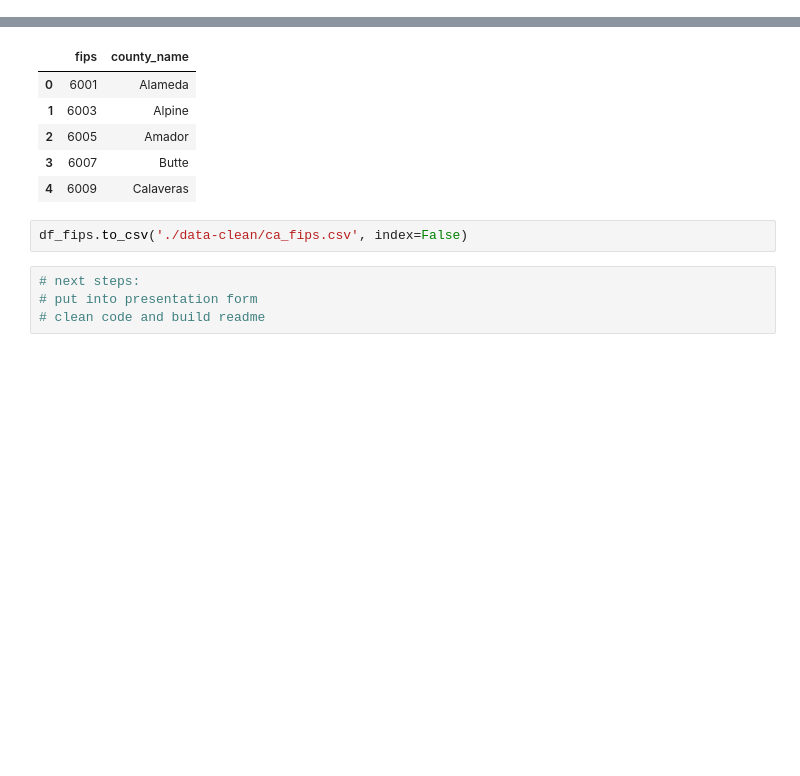
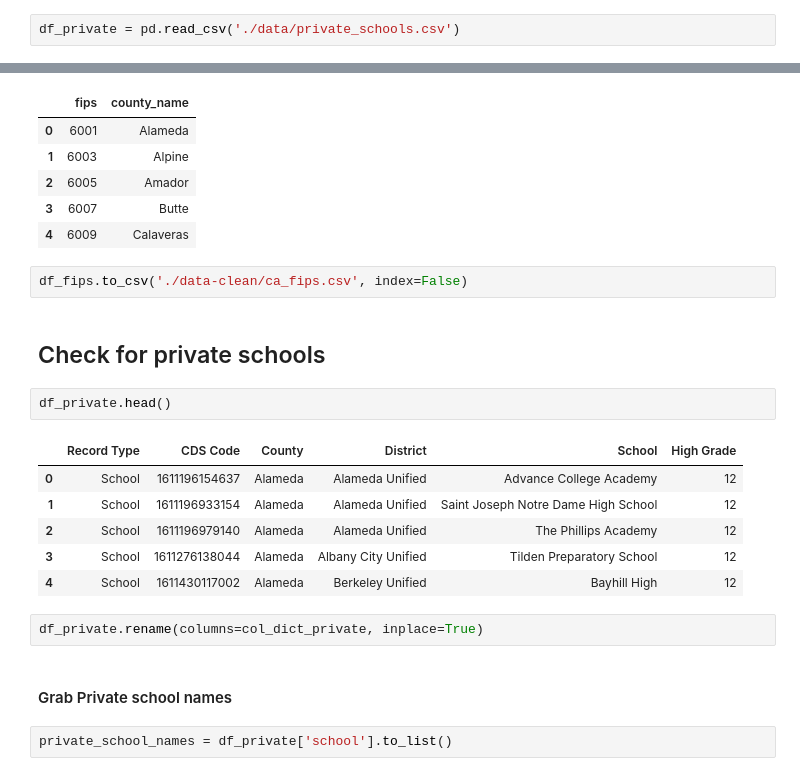
Before and after one commit to woodstockwins/1213-iris, a Jupyter notebook: projects/project-1-master/0_school_parse.ipynb, the cells around one changed output, grey strips where cells are left out. Cells and saved outputs as stored; diff of their text form; blank space fills up the shorter version.

```diff
--- a/projects/project-1-master/school_parse.ipynb
+++ b/projects/project-1-master/0_school_parse.ipynb
@@ -131,0 +86,2 @@ df_fips.head()
+# %%
+df_private = pd.read_csv('./data/private_schools.csv')
@@ -1580,7 +998,22 @@ df_fips.head()
 | 4 | 6009 | Calaveras |
 # %%
 df_fips.to_csv('./data-clean/ca_fips.csv', index=False)
-# %%
-# next steps:
-# put into presentation form
-# clean code and build readme
+# %% [markdown]
+#
+## Check for private schools
+# %%
+df_private.head()
+# %% [output]
+|  | Record Type | CDS Code | County | District | School | High Grade |
+| 0 | School | 1611196154637 | Alameda | Alameda Unified | Advance College Academy | 12 |
+| 1 | School | 1611196933154 | Alameda | Alameda Unified | Saint Joseph Notre Dame High School | 12 |
+| 2 | School | 1611196979140 | Alameda | Alameda Unified | The Phillips Academy | 12 |
+| 3 | School | 1611276138044 | Alameda | Albany City Unified | Tilden Preparatory School | 12 |
+| 4 | School | 1611430117002 | Alameda | Berkeley Unified | Bayhill High | 12 |
+# %%
+df_private.rename(columns=col_dict_private, inplace=True)
+# %% [markdown]
+#
+#### Grab Private school names
+# %%
+private_school_names = df_private['school'].to_list()
```
Also changed, not shown: parts of 138 cells of this notebook, 22 other files.
